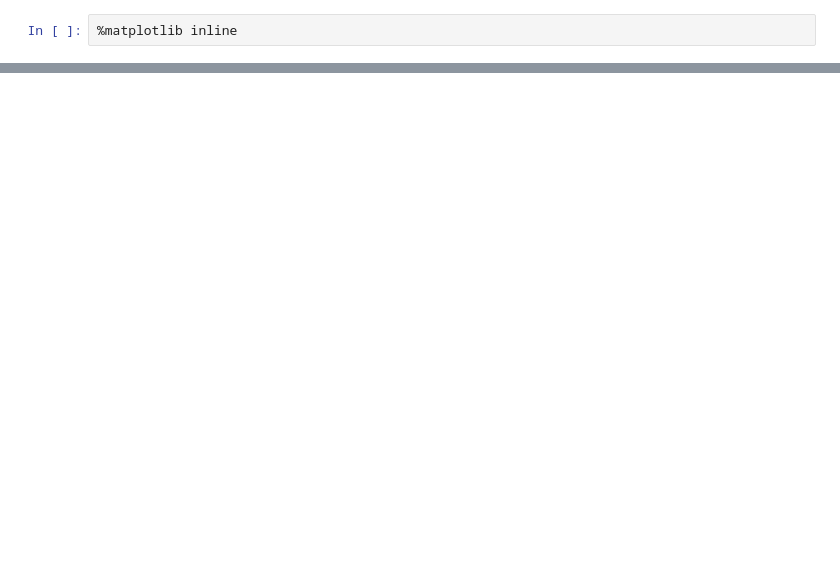
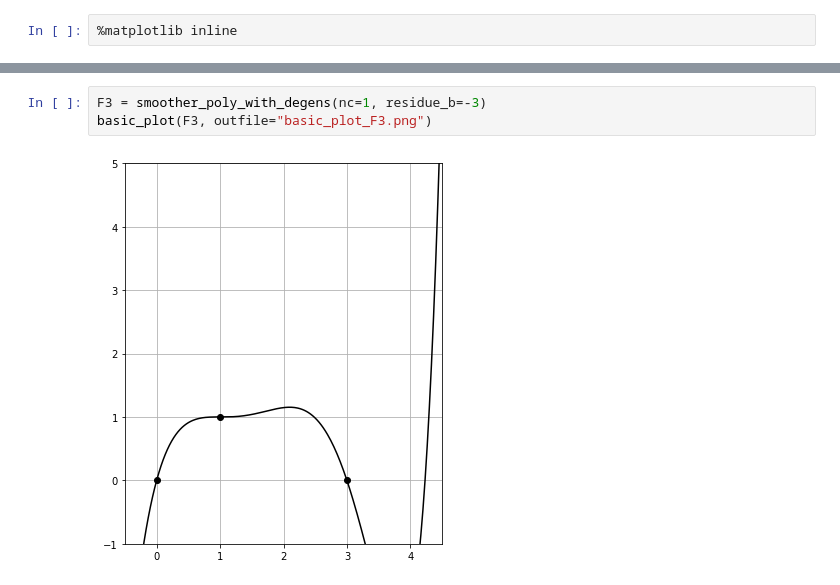
Before and after one commit to davidlowryduda/notebooks, a Jupyter notebook: Papers/ContinuousChoicesOfMeanValueAbscissa.ipynb, the cells around one changed output, grey strips where cells are left out. Saved outputs shown, nothing was run; the diff lists cells and outputs as text; blank space fills up the shorter version.

```diff
--- a/Papers/ContinuousChoicesOfMeanValueAbscissa.ipynb
+++ b/Papers/ContinuousChoicesOfMeanValueAbscissa.ipynb
@@ -610,0 +203,5 @@ pretty(Ftest, fig=fig, n=400)
+# %%
+F3 = smoother_poly_with_degens(nc=1, residue_b=-3)
+basic_plot(F3, outfile="basic_plot_F3.png")
+# %% [output]
+[figure, added]
```
Also changed, not shown: parts of 45 cells of this notebook.
